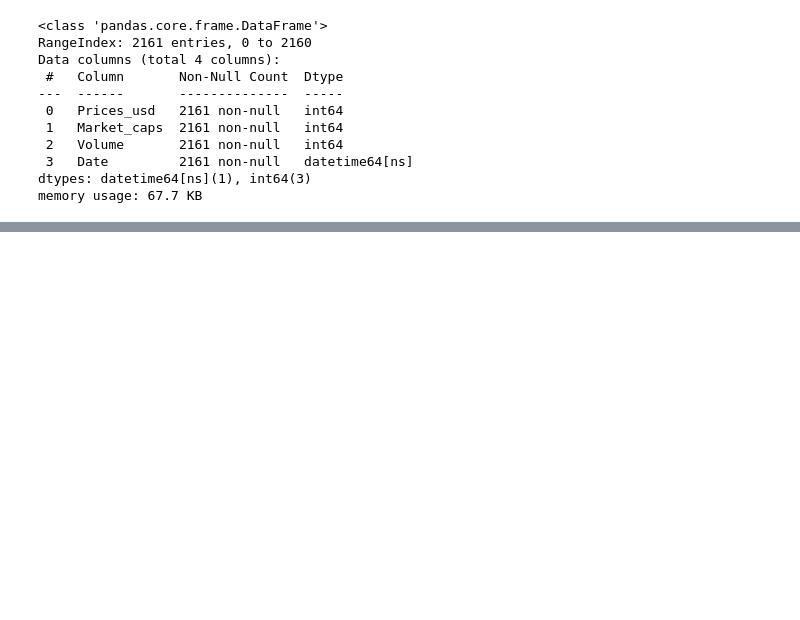
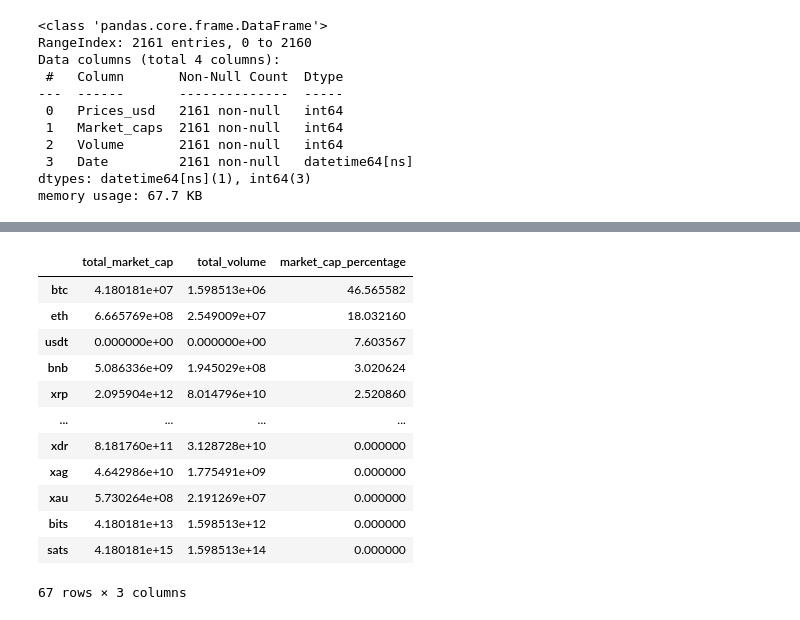
Before and after one commit to Galo0000/Analitics_Proyect_Cryptocurrency, a Jupyter notebook: Extract_data.ipynb, the cells around one changed output, grey strips where cells are left out. Cells and saved outputs as stored; diff of their text form; code cells hidden in the pictures; blank space fills up the shorter version.

```diff
--- a/Extract_data.ipynb
+++ b/Extract_data.ipynb
@@ -94,0 +212,16 @@ df_global = pd.DataFrame(data['data'])
+# %%
+df_global.fillna(0)
+# %% [output]
+|  | total_market_cap | total_volume | market_cap_percentage |
+| btc | 4.180181e+07 | 1.598513e+06 | 46.565582 |
+| eth | 6.665769e+08 | 2.549009e+07 | 18.032160 |
+| usdt | 0.000000e+00 | 0.000000e+00 | 7.603567 |
+| bnb | 5.086336e+09 | 1.945029e+08 | 3.020624 |
+| xrp | 2.095904e+12 | 8.014796e+10 | 2.520860 |
+| ... | ... | ... | ... |
+| xdr | 8.181760e+11 | 3.128728e+10 | 0.000000 |
+| xag | 4.642986e+10 | 1.775491e+09 | 0.000000 |
+| xau | 5.730264e+08 | 2.191269e+07 | 0.000000 |
+| bits | 4.180181e+13 | 1.598513e+12 | 0.000000 |
+| sats | 4.180181e+15 | 1.598513e+14 | 0.000000 |
+67 rows × 3 columns
```
Also changed, not shown: parts of 38 cells of this notebook, 3 other files.
